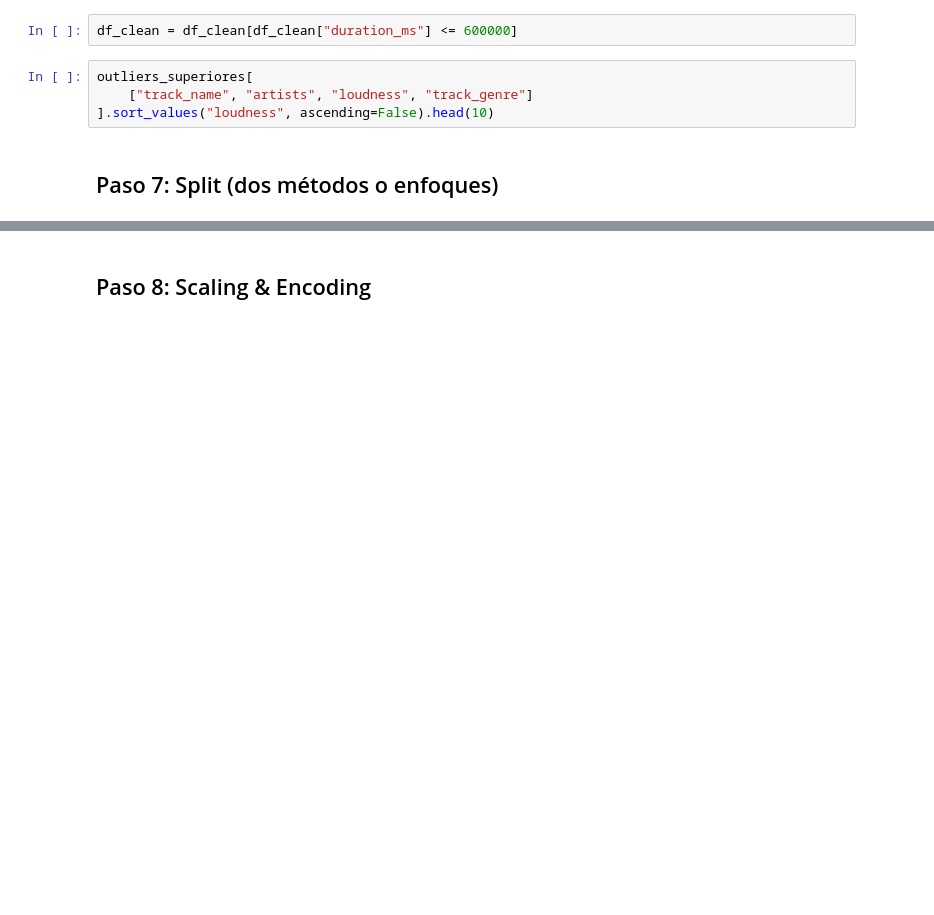
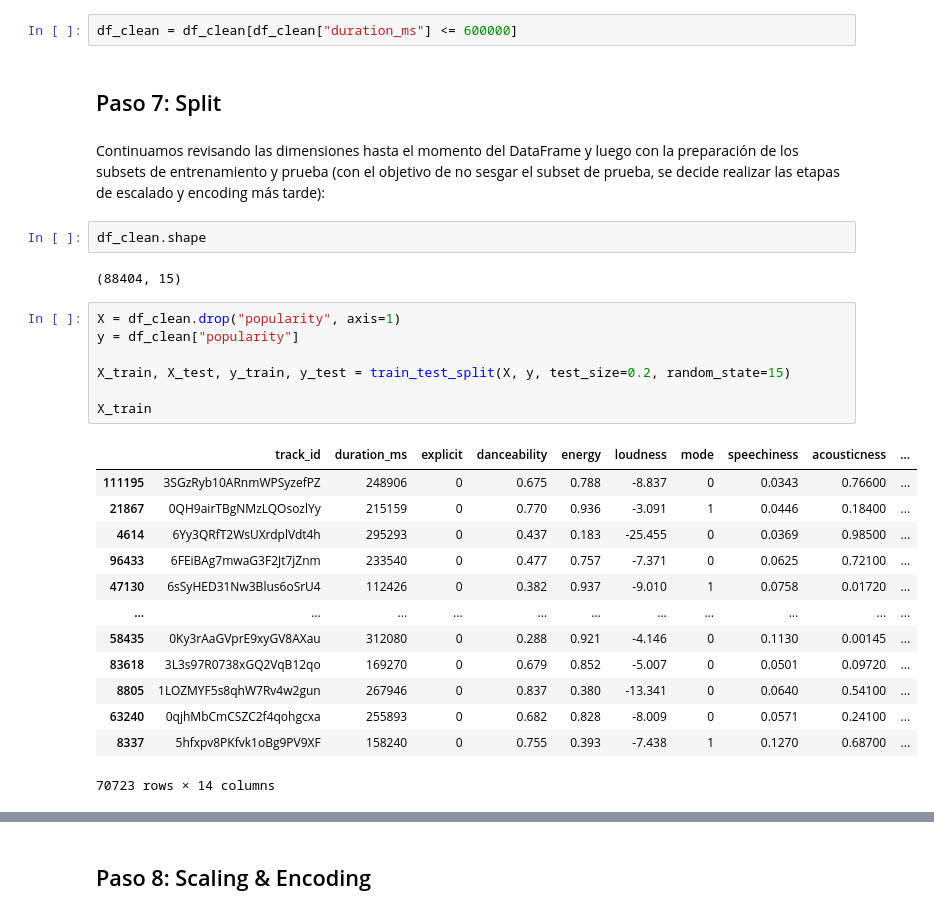
Before and after one commit to ArthurMartinezUcu/Ucu_diploma_python, a Jupyter notebook: notebooks/notebook.ipynb, the cells around one changed output, grey strips where cells are left out. Saved outputs shown, nothing was run; the diff lists cells and outputs as text; blank space fills up the shorter version.

Commit message:
Se completa Split

```diff
--- a/notebooks/notebook.ipynb
+++ b/notebooks/notebook.ipynb
@@ -583,9 +584,32 @@ df_clean[df_clean["duration_ms"] > 600000] # Primero visualizamos la cantidad de
 * Eliminaremos 526 canciones del total de 88930 (casi un 0,6%). Una observación que se desprende de esta tabla es que el percentil 95 para _speechiness_ es 0,2: apunta a que la mayoría de estas canciones son piezas poco habladas (concuerda con la suposición de que englobaba piezas instrumentales o sonido ambiente).
 # %%
 df_clean = df_clean[df_clean["duration_ms"] <= 600000]
-# %%
-outliers_superiores[
-    ["track_name", "artists", "loudness", "track_genre"]
-].sort_values("loudness", ascending=False).head(10)
 # %% [markdown]
-## Paso 7: Split (dos métodos o enfoques)
+## Paso 7: Split
+# %% [markdown]
+Continuamos revisando las dimensiones hasta el momento del DataFrame y luego con la preparación de los subsets de entrenamiento y prueba (con el objetivo de no sesgar el subset de prueba, se decide realizar las etapas de escalado y encoding más tarde):
+# %%
+df_clean.shape
+# %% [output]
+(88404, 15)
+# %%
+X = df_clean.drop("popularity", axis=1)
+y = df_clean["popularity"]
+
+X_train, X_test, y_train, y_test = train_test_split(X, y, test_size=0.2, random_state=15)
+
+X_train
+# %% [output]
+|  | track_id | duration_ms | explicit | danceability | energy | loudness | mode | speechiness | acousticness | ... |
+| 111195 | 3SGzRyb10ARnmWPSyzefPZ | 248906 | 0 | 0.675 | 0.788 | -8.837 | 0 | 0.0343 | 0.76600 | ... |
+| 21867 | 0QH9airTBgNMzLQOsozlYy | 215159 | 0 | 0.770 | 0.936 | -3.091 | 1 | 0.0446 | 0.18400 | ... |
+| 4614 | 6Yy3QRfT2WsUXrdplVdt4h | 295293 | 0 | 0.437 | 0.183 | -25.455 | 0 | 0.0369 | 0.98500 | ... |
+| 96433 | 6FEiBAg7mwaG3F2Jt7jZnm | 233540 | 0 | 0.477 | 0.757 | -7.371 | 0 | 0.0625 | 0.72100 | ... |
+| 47130 | 6sSyHED31Nw3Blus6oSrU4 | 112426 | 0 | 0.382 | 0.937 | -9.010 | 1 | 0.0758 | 0.01720 | ... |
+| ... | ... | ... | ... | ... | ... | ... | ... | ... | ... | ... |
+| 58435 | 0Ky3rAaGVprE9xyGV8AXau | 312080 | 0 | 0.288 | 0.921 | -4.146 | 0 | 0.1130 | 0.00145 | ... |
+| 83618 | 3L3s97R0738xGQ2VqB12qo | 169270 | 0 | 0.679 | 0.852 | -5.007 | 0 | 0.0501 | 0.09720 | ... |
+| 8805 | 1LOZMYF5s8qhW7Rv4w2gun | 267946 | 0 | 0.837 | 0.380 | -13.341 | 0 | 0.0640 | 0.54100 | ... |
+| 63240 | 0qjhMbCmCSZC2f4qohgcxa | 255893 | 0 | 0.682 | 0.828 | -8.009 | 0 | 0.0571 | 0.24100 | ... |
+| 8337 | 5hfxpv8PKfvk1oBg9PV9XF | 158240 | 0 | 0.755 | 0.393 | -7.438 | 1 | 0.1270 | 0.68700 | ... |
+70723 rows × 14 columns
```
Also changed, not shown: parts of 2 cells of this notebook.
